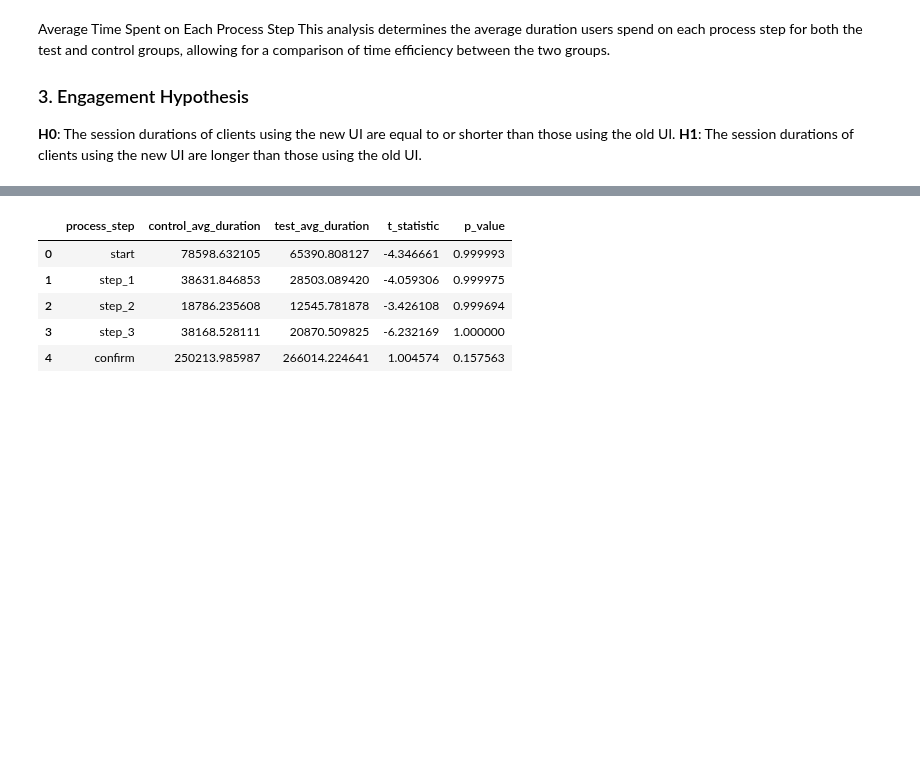
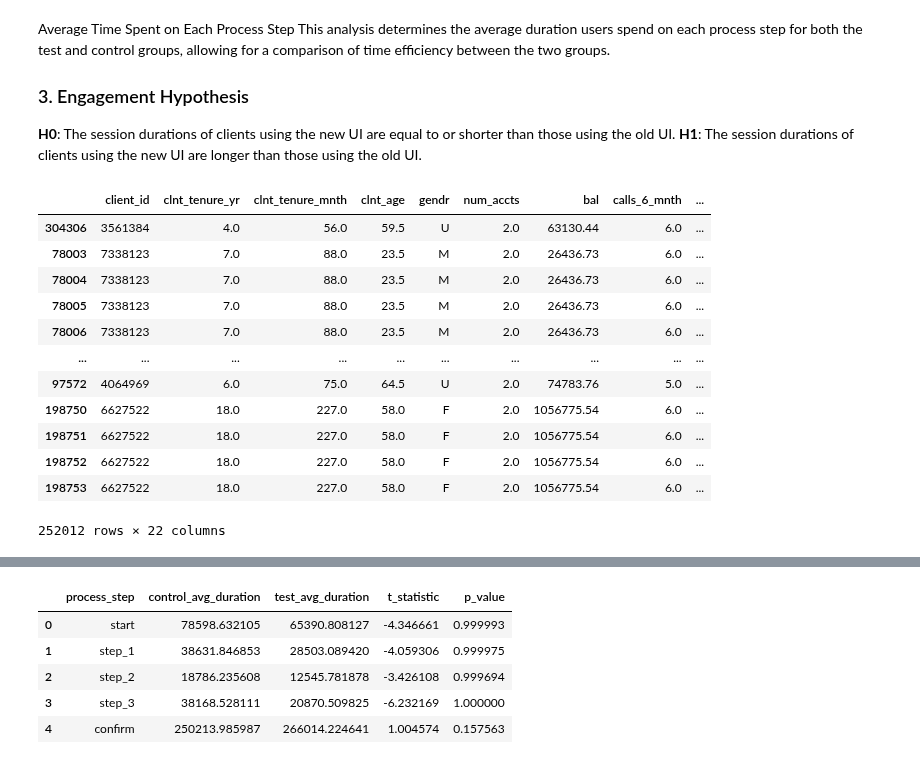
Before and after one commit to Josepdmo/PROJECT2, a Jupyter notebook: EXPLORATORY3.ipynb, the cells around one changed output, grey strips where cells are left out. Cells and saved outputs as stored; diff of their text form; code cells hidden in the pictures; blank space fills up the shorter version.

```diff
--- a/EXPLORATORY3.ipynb
+++ b/EXPLORATORY3.ipynb
@@ -777,0 +742,16 @@ average_duration_per_step_test['Group'] = 'Test'
+# %%
+variation_df
+# %% [output]
+|  | client_id | clnt_tenure_yr | clnt_tenure_mnth | clnt_age | gendr | num_accts | bal | calls_6_mnth | ... |
+| 304306 | 3561384 | 4.0 | 56.0 | 59.5 | U | 2.0 | 63130.44 | 6.0 | ... |
+| 78003 | 7338123 | 7.0 | 88.0 | 23.5 | M | 2.0 | 26436.73 | 6.0 | ... |
+| 78004 | 7338123 | 7.0 | 88.0 | 23.5 | M | 2.0 | 26436.73 | 6.0 | ... |
+| 78005 | 7338123 | 7.0 | 88.0 | 23.5 | M | 2.0 | 26436.73 | 6.0 | ... |
+| 78006 | 7338123 | 7.0 | 88.0 | 23.5 | M | 2.0 | 26436.73 | 6.0 | ... |
+| ... | ... | ... | ... | ... | ... | ... | ... | ... | ... |
+| 97572 | 4064969 | 6.0 | 75.0 | 64.5 | U | 2.0 | 74783.76 | 5.0 | ... |
+| 198750 | 6627522 | 18.0 | 227.0 | 58.0 | F | 2.0 | 1056775.54 | 6.0 | ... |
+| 198751 | 6627522 | 18.0 | 227.0 | 58.0 | F | 2.0 | 1056775.54 | 6.0 | ... |
+| 198752 | 6627522 | 18.0 | 227.0 | 58.0 | F | 2.0 | 1056775.54 | 6.0 | ... |
+| 198753 | 6627522 | 18.0 | 227.0 | 58.0 | F | 2.0 | 1056775.54 | 6.0 | ... |
+252012 rows × 22 columns
```
Also changed, not shown: parts of 11 cells of this notebook.
